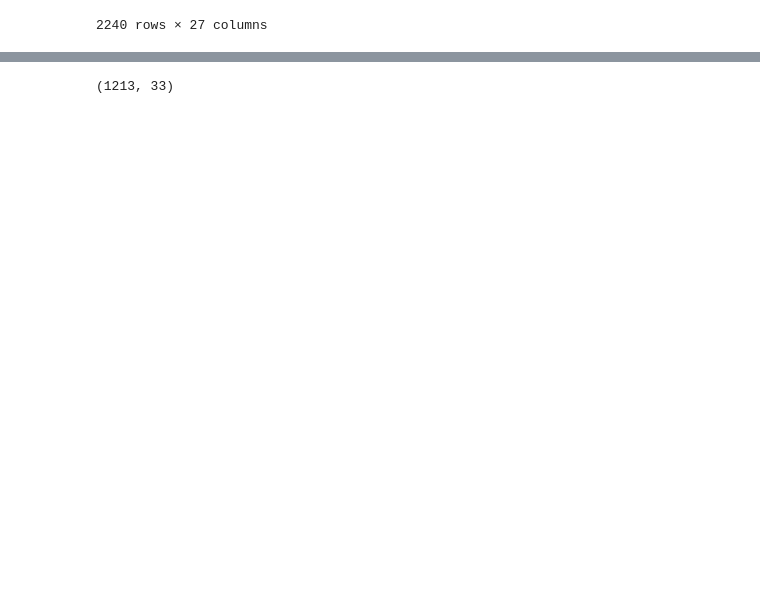
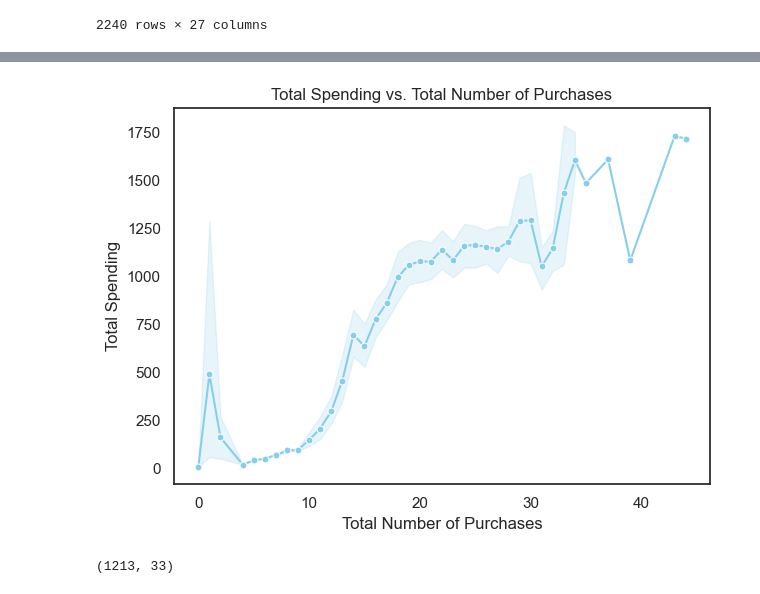
Before and after one commit to OmarEmad313/Data-Analysis-Projects, a Jupyter notebook: Customer personality analysis/customer personality analysis.ipynb, the cells around one changed output, grey strips where cells are left out. Drawn from its saved outputs; the diff is of its cells as text; code cells hidden in the pictures; blank space fills up the shorter version.

```diff
--- a/Customer personality analysis/customer personality analysis.ipynb
+++ b/Customer personality analysis/customer personality analysis.ipynb
@@ -373,3 +373,13 @@ plt.show()
+# %%
+df[['TotalNumberOfPurchases', 'TotalSpending']].corr()
+sns.lineplot(x='TotalNumberOfPurchases', y='TotalSpending', data=df, marker='o', markersize=5, color='skyblue')
+plt.title('Total Spending vs. Total Number of Purchases')
+plt.xlabel('Total Number of Purchases')
+plt.ylabel('Total Spending')
+plt.tight_layout()
+plt.show()
+# %% [output]
+[figure, added]
 # %%
 high_spending_threshold = df['TotalSpending'].quantile(0.75) # Top 25% spenders
 high_spenders = df[df['TotalSpending'] >= 300]
```
Also changed, not shown: parts of 29 cells of this notebook.
